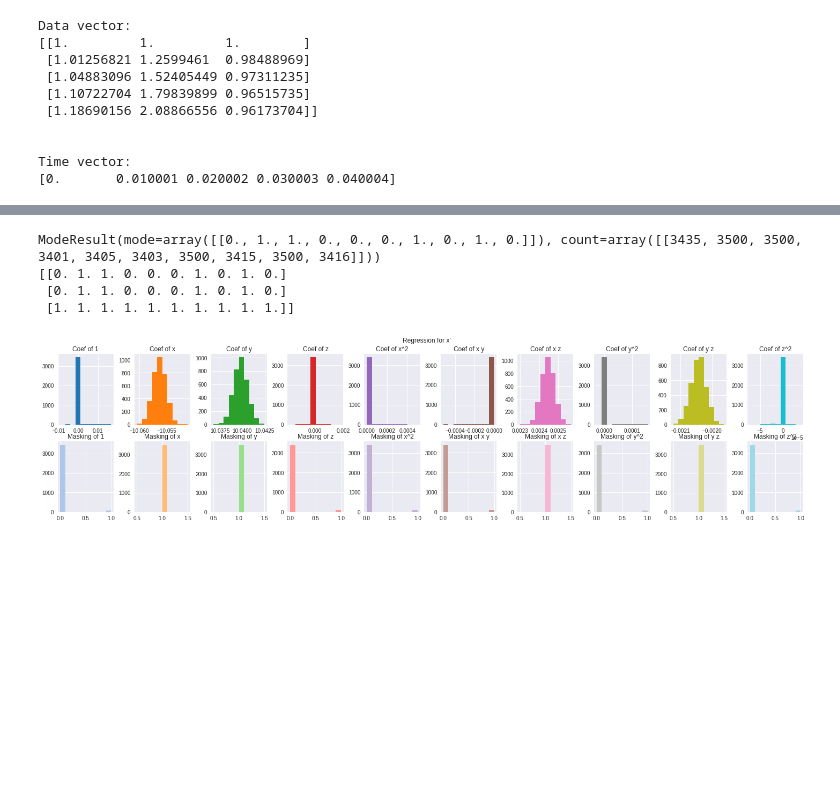
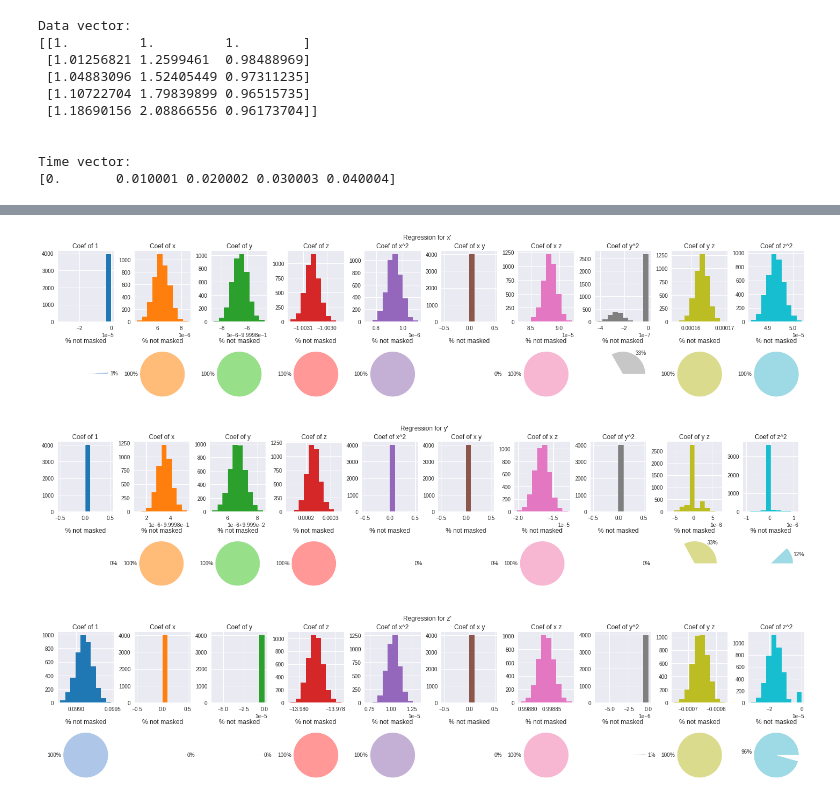
Before and after one commit to emersonvero/LoCP2, a Jupyter notebook: project/module.ipynb, the cells around one changed output, grey strips where cells are left out. Drawn from its saved outputs; the diff is of its cells as text; code cells hidden in the pictures; blank space fills up the shorter version.

```diff
--- a/project/module.ipynb
+++ b/project/module.ipynb
@@ -532,8 +613,9 @@ ax.plot(sigma2,psigma2)
 import pysindy as ps
 
 # load data
+r = np.load('./data/rossler_r.npy')
 r_noisy = np.load("./data/lorenz_r_noisy.npy")
-t = np.load("./data/lorenz_t.npy")
+t = np.load("./data/rossler_t.npy")
 
 # r is shaped like (n_points,n_dimensions)
 print("Data vector:")
@@ -549,11 +631,14 @@ opt=SpikeSlabRegression(max_iter=5000,burn_in=1500,verbose=True)
 
 # setting beta hyperparameters for theta
 opt.a=1.
-opt.b=10000.
+opt.b=10000000.
 opt.s=0.5
 opt.a1=0.01
 opt.a2=0.001
 
+opt.max_iter=5000
+opt.burn_in=1000
+
 model = ps.SINDy(feature_names=feature_names,optimizer=opt)
 # %% [output]
 Data vector:
@@ -568,6 +653,6 @@ Time vector:
 [0.       0.010001 0.020002 0.030003 0.040004]
 # %%
 # .fit method from pysindy class does not have a **kwargs!
-model.fit(r_noisy,t=t)
+model.fit(r,t=t)
 # %% [output]
 Sampling for target n# 0/2...
@@ -587,27 +678,31 @@ model.print() # some of the coefficients may not show up even if their .ind_ is
 # %%
-# lets look at the x' equation
-samp = model.optimizer.samples[0]
 feat = model.get_feature_names()
 
-fig, axs = plt.subplots(2,10,figsize=[20,5])
-fig.suptitle("Regression for x'")
-colors=plt.get_cmap('tab20')
-fig.tight_layout()
-for i in range(10):
-    axs[0,i].hist(samp['beta'][:,i],color=colors.colors[2*i])
-    axs[0,i].set_title("Coef of {}".format(feat[i]))
-    axs[1,i].hist(samp['z'][:,i],color=colors.colors[2*i+1])
-    axs[1,i].set_title("Masking of {}".format(feat[i]))
+for f in range(3):
+    samp = model.optimizer.samples[f]
 
 
-print(mode(model.optimizer.samples[0]['z']))
-print(model.optimizer.ind_)
+    fig, axs = plt.subplots(2,10,figsize=[20,5])
+    fig.suptitle("Regression for {}'".format(model.feature_names[f]))
+    colors=plt.get_cmap('tab20')
+    fig.tight_layout()
+    for i in range(10):
+        axs[0,i].hist(samp['beta'][:,i],color=colors.colors[2*i])
+        axs[0,i].set_title("Coef of {}".format(feat[i]))
+
+        length = samp['z'].shape[0]
+        ones = np.sum(samp['z'][:,i])
+        zeros = length - ones
+        x = [ones/length,zeros/length]
+
+        axs[1,i].pie(x,labels=["{:.0%}".format(x[0]),""],colors=[colors.colors[2*i+1],'w'])
+        # axs[1,i].hist(samp['z'][:,i],color=colors.colors[2*i+1])
+
+        axs[1,i].set_title("% not masked")
 # %% [output]
-ModeResult(mode=array([[0., 1., 1., 0., 0., 0., 1., 0., 1., 0.]]), count=array([[3435, 3500, 3500, 3401, 3405, 3403, 3500, 3415, 3500, 3416]]))
-[[0. 1. 1. 0. 0. 0. 1. 0. 1. 0.]
- [0. 1. 1. 0. 0. 0. 1. 0. 1. 0.]
- [1. 1. 1. 1. 1. 1. 1. 1. 1. 1.]]
-[figure, old version]
+[figure, new version]
+[figure, added]
+[figure, added]
 # %%
 fig,axs = plt.subplots(1,3,figsize=[20,4])
 
```
Also changed, not shown: parts of 5 cells of this notebook.
